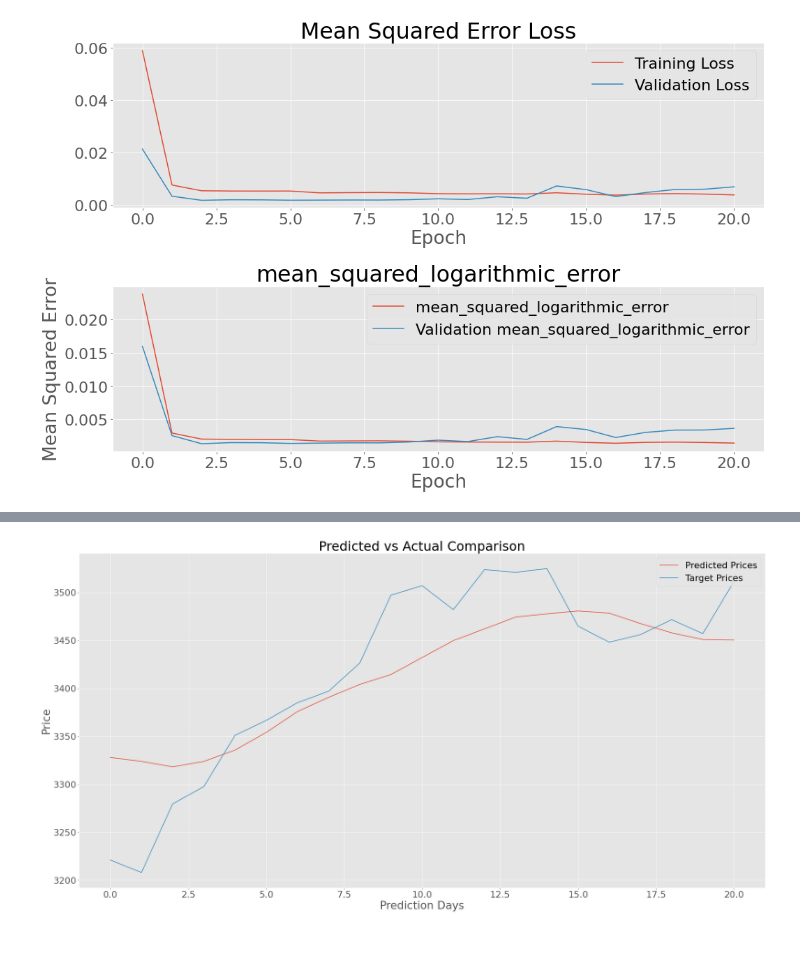
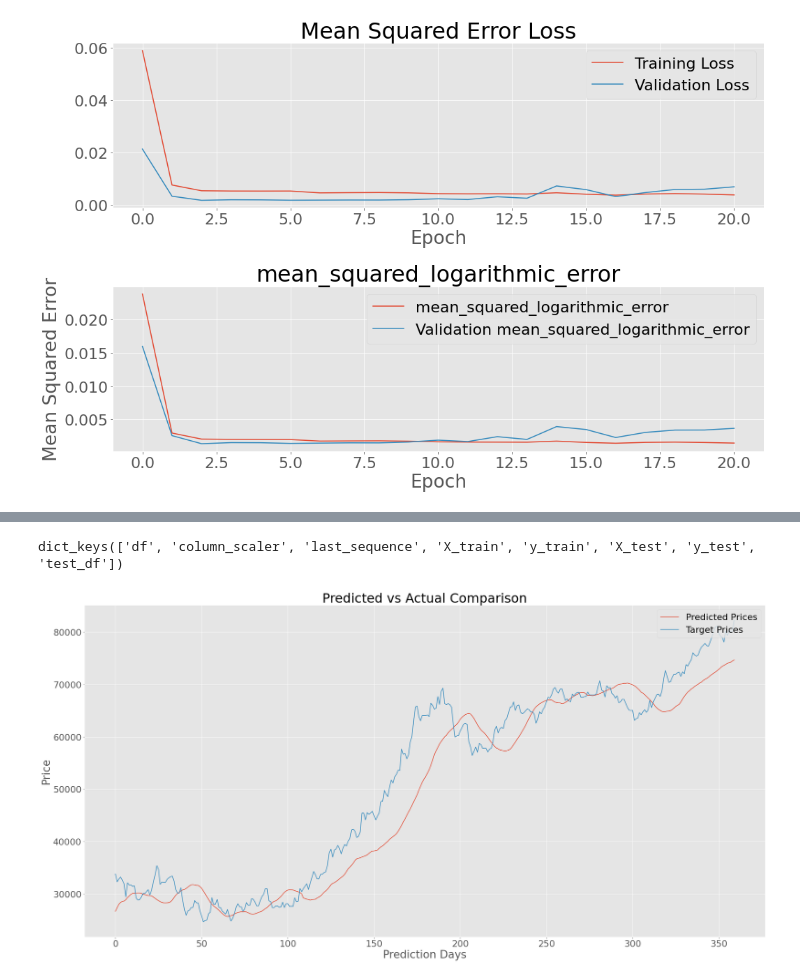
Before and after one commit to seantanken/GalvanizeRepo, a Jupyter notebook: stock_analyzer/neural_network_analysis.ipynb, the cells around one changed output, grey strips where cells are left out. Saved outputs shown, nothing was run; the diff lists cells and outputs as text; code cells hidden in the pictures; blank space fills up the shorter version.

Commit message:
model tested with holdout data, data shuffling in data preparation methods adjusted a little

```diff
--- a/stock_analyzer/neural_network_analysis.ipynb
+++ b/stock_analyzer/neural_network_analysis.ipynb
@@ -439,3 +457,5 @@ Epoch 00021: early stopping
+# %%
+model = keras.models.load_model('C:/Users/seant/stock_analyzer')
 # %%
 metrics = history.history
 plt.rcParams.update({'font.size': 22})
@@ -465,17 +478,26 @@ WARNING:tensorflow:9 out of the last 11 calls to <function Model.make_predict_fu
+# %%
+prediction = model.predict(holdout['X_test'])
+# %%
+result.keys()
+# %% [output]
+dict_keys(['df', 'column_scaler', 'last_sequence', 'X_train', 'y_train', 'X_test', 'y_test', 'test_df'])
+# %%
+predictions = np.squeeze(holdout["column_scaler"]["Close"].inverse_transform(prediction))
+targets = np.squeeze(holdout["column_scaler"]["Close"].inverse_transform(np.expand_dims(holdout['y_test'], axis=0)))
 # %%
 plt.rcParams.update({'font.size': 22})
 fig, ax = plt.subplots(figsize=(30, 15))
 ax.set_title("Predicted vs Actual Comparison")
 ax.plot(predictions)
-ax.plot(target)
+ax.plot(targets)
 ax.legend(['Predicted Prices', 'Target Prices'], loc='upper right')
 
 ax.set_xlabel('Prediction Days')
 ax.set_ylabel('Price')
 
 plt.show()
 # %% [output]
-[figure, old version]
+[figure, new version]
 # %%
 plt.rcParams.update({'font.size': 22})
 fig, ax1 = plt.subplots(1, figsize=(30, 15))
```
Also changed, not shown: parts of 9 cells of this notebook, 8 other files.
